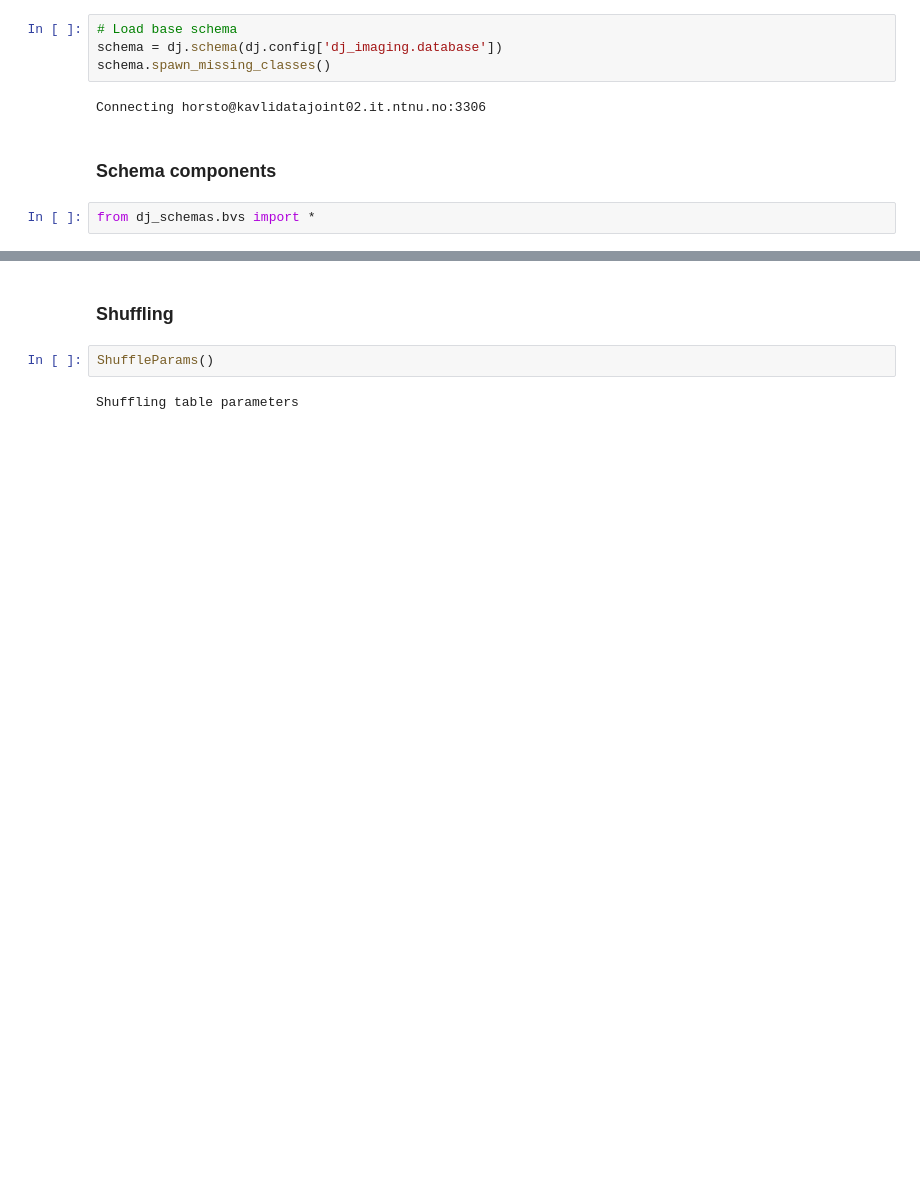
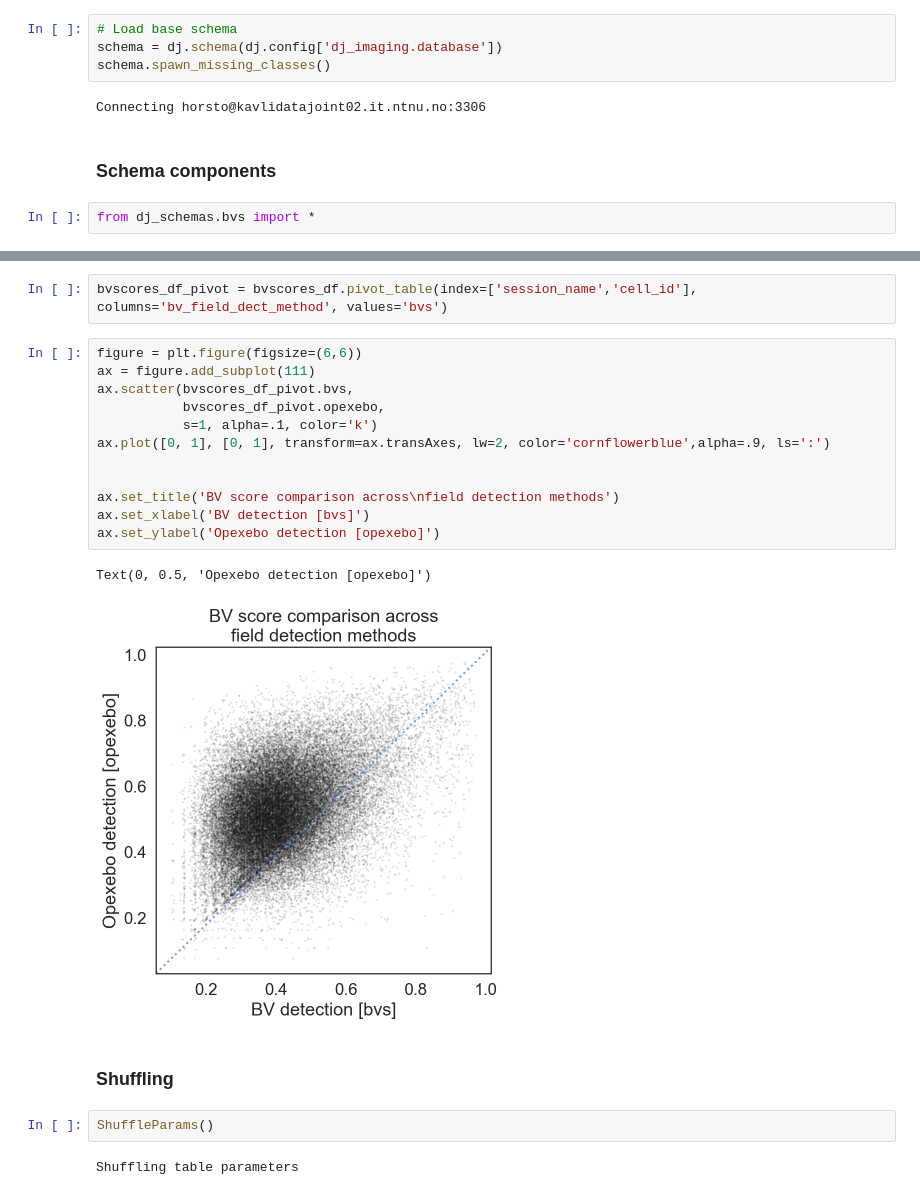
Before and after one commit to horsto/boundary_vector_score, a Jupyter notebook: BVS datajoint imaging.ipynb, the cells around one changed output, grey strips where cells are left out. Drawn from its saved outputs; the diff is of its cells as text; blank space fills up the shorter version.

```diff
--- a/BVS datajoint imaging.ipynb
+++ b/BVS datajoint imaging.ipynb
@@ -46,3 +94,20 @@ dj_schemas.bvs.BVScore
+# %%
+bvscores_df_pivot = bvscores_df.pivot_table(index=['session_name','cell_id'], columns='bv_field_dect_method', values='bvs')
+# %%
+figure = plt.figure(figsize=(6,6))
+ax = figure.add_subplot(111)
+ax.scatter(bvscores_df_pivot.bvs,
+           bvscores_df_pivot.opexebo,
+           s=1, alpha=.1, color='k')
+ax.plot([0, 1], [0, 1], transform=ax.transAxes, lw=2, color='cornflowerblue',alpha=.9, ls=':')
+
+
+ax.set_title('BV score comparison across\nfield detection methods')
+ax.set_xlabel('BV detection [bvs]')
+ax.set_ylabel('Opexebo detection [opexebo]')
+# %% [output]
+Text(0, 0.5, 'Opexebo detection [opexebo]')
+[figure, added]
 # %% [markdown]
 ### Shuffling
 # %%
```
Also changed, not shown: parts of 23 cells of this notebook, 4 other files.
